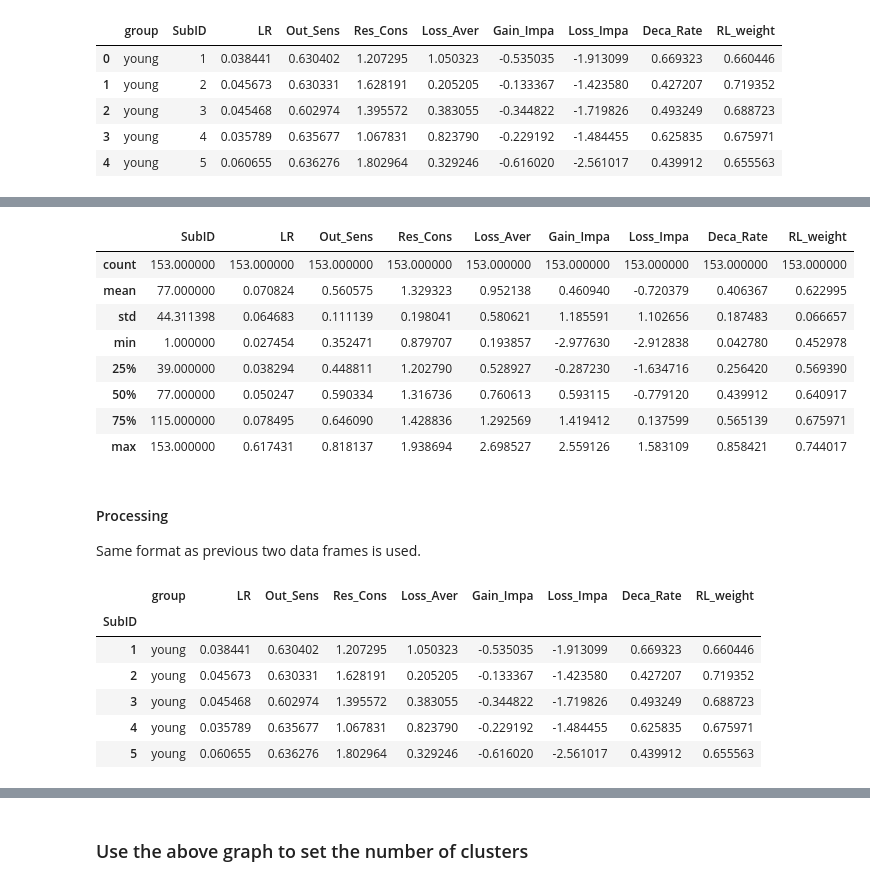
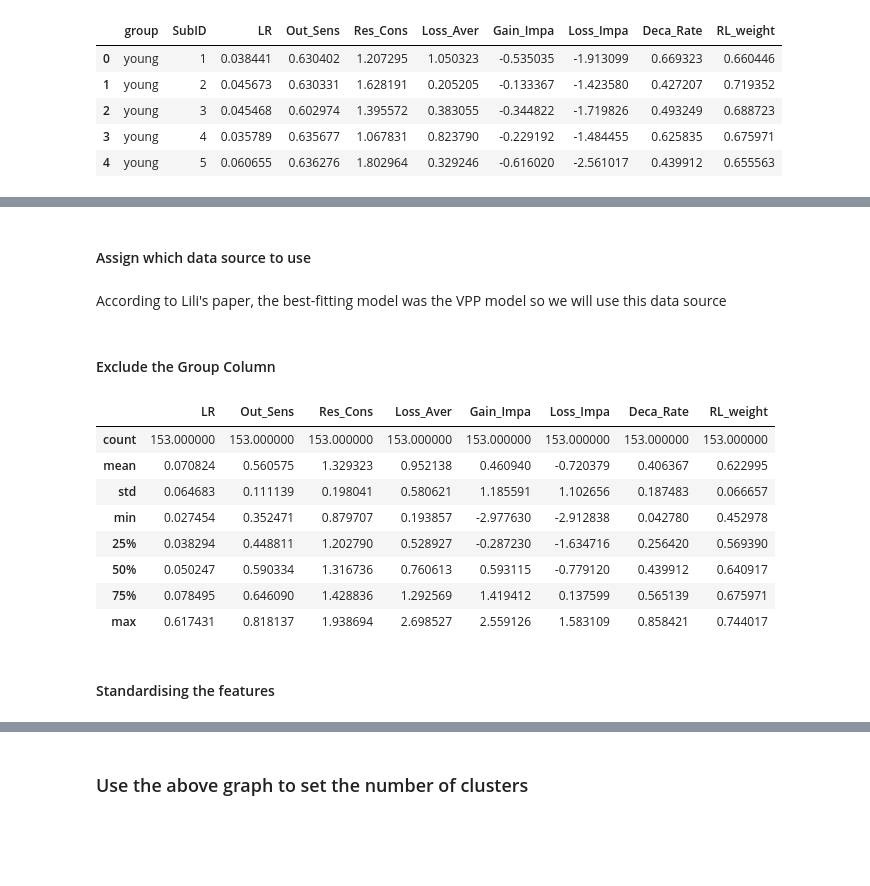
Before and after one commit to Crone1/CA4015, a Jupyter notebook: Assignment_1/Clustering.ipynb, the cells around one changed output, grey strips where cells are left out. Saved outputs shown, nothing was run; the diff lists cells and outputs as text; code cells hidden in the pictures; blank space fills up the shorter version.

```diff
--- a/Assignment_1/Clustering.ipynb
+++ b/Assignment_1/Clustering.ipynb
@@ -119,0 +109,3 @@ df_vpp.head()
+# %%
+df_vpp.drop(columns=['SubID'], inplace=True)
+df_vpp.head()
@@ -120,26 +125,22 @@ df_vpp.head()
+# %% [markdown]
+#### Assign which data source to use
+# %% [markdown]
+According to Lili's paper, the best-fitting model was the VPP model so we will use this data source
+# %%
+original_df = df_vpp
+# %% [markdown]
+#### Exclude the Group Column
+# %%
+train_df = original_df.iloc[:, 1:]
 # %%
-df_vpp.describe()
+train_df.describe()
 # %% [output]
-|  | SubID | LR | Out_Sens | Res_Cons | Loss_Aver | Gain_Impa | Loss_Impa | Deca_Rate | RL_weight |
-| count | 153.000000 | 153.000000 | 153.000000 | 153.000000 | 153.000000 | 153.000000 | 153.000000 | 153.000000 | 153.000000 |
-| mean | 77.000000 | 0.070824 | 0.560575 | 1.329323 | 0.952138 | 0.460940 | -0.720379 | 0.406367 | 0.622995 |
-| std | 44.311398 | 0.064683 | 0.111139 | 0.198041 | 0.580621 | 1.185591 | 1.102656 | 0.187483 | 0.066657 |
-| min | 1.000000 | 0.027454 | 0.352471 | 0.879707 | 0.193857 | -2.977630 | -2.912838 | 0.042780 | 0.452978 |
-| 25% | 39.000000 | 0.038294 | 0.448811 | 1.202790 | 0.528927 | -0.287230 | -1.634716 | 0.256420 | 0.569390 |
-| 50% | 77.000000 | 0.050247 | 0.590334 | 1.316736 | 0.760613 | 0.593115 | -0.779120 | 0.439912 | 0.640917 |
-| 75% | 115.000000 | 0.078495 | 0.646090 | 1.428836 | 1.292569 | 1.419412 | 0.137599 | 0.565139 | 0.675971 |
-| max | 153.000000 | 0.617431 | 0.818137 | 1.938694 | 2.698527 | 2.559126 | 1.583109 | 0.858421 | 0.744017 |
+|  | LR | Out_Sens | Res_Cons | Loss_Aver | Gain_Impa | Loss_Impa | Deca_Rate | RL_weight |
+| count | 153.000000 | 153.000000 | 153.000000 | 153.000000 | 153.000000 | 153.000000 | 153.000000 | 153.000000 |
+| mean | 0.070824 | 0.560575 | 1.329323 | 0.952138 | 0.460940 | -0.720379 | 0.406367 | 0.622995 |
+| std | 0.064683 | 0.111139 | 0.198041 | 0.580621 | 1.185591 | 1.102656 | 0.187483 | 0.066657 |
+| min | 0.027454 | 0.352471 | 0.879707 | 0.193857 | -2.977630 | -2.912838 | 0.042780 | 0.452978 |
+| 25% | 0.038294 | 0.448811 | 1.202790 | 0.528927 | -0.287230 | -1.634716 | 0.256420 | 0.569390 |
+| 50% | 0.050247 | 0.590334 | 1.316736 | 0.760613 | 0.593115 | -0.779120 | 0.439912 | 0.640917 |
+| 75% | 0.078495 | 0.646090 | 1.428836 | 1.292569 | 1.419412 | 0.137599 | 0.565139 | 0.675971 |
+| max | 0.617431 | 0.818137 | 1.938694 | 2.698527 | 2.559126 | 1.583109 | 0.858421 | 0.744017 |
-# %% [markdown]
-#### Processing
-Same format as previous two data frames is used.
-# %%
-df_vpp.set_index('SubID', drop=True, inplace=True)
-df_vpp.head()
-# %% [output]
-|  | group | LR | Out_Sens | Res_Cons | Loss_Aver | Gain_Impa | Loss_Impa | Deca_Rate | RL_weight |
-| SubID |  |  |  |  |  |  |  |  |  |
-| 1 | young | 0.038441 | 0.630402 | 1.207295 | 1.050323 | -0.535035 | -1.913099 | 0.669323 | 0.660446 |
-| 2 | young | 0.045673 | 0.630331 | 1.628191 | 0.205205 | -0.133367 | -1.423580 | 0.427207 | 0.719352 |
-| 3 | young | 0.045468 | 0.602974 | 1.395572 | 0.383055 | -0.344822 | -1.719826 | 0.493249 | 0.688723 |
-| 4 | young | 0.035789 | 0.635677 | 1.067831 | 0.823790 | -0.229192 | -1.484455 | 0.625835 | 0.675971 |
-| 5 | young | 0.060655 | 0.636276 | 1.802964 | 0.329246 | -0.616020 | -2.561017 | 0.439912 | 0.655563 |
@@ -145,0 +150,2 @@ df_vpp.head()
+# %% [markdown]
+#### Standardising the features
```
Also changed, not shown: parts of 93 cells of this notebook.
